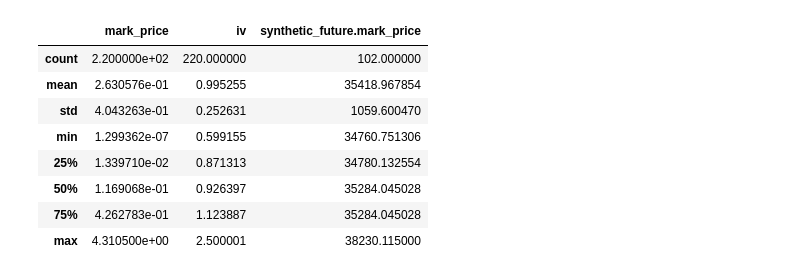
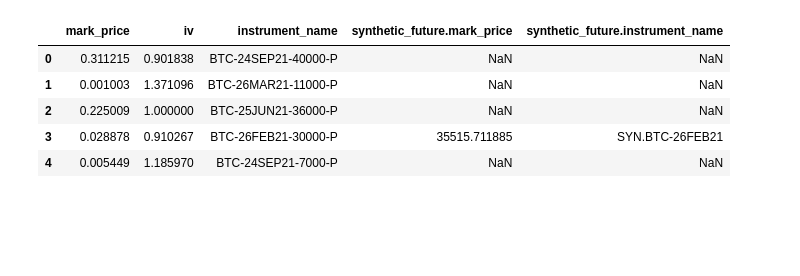
Before and after one commit to tajungjang/BTC_Vol_Forecasting, a Jupyter notebook: deribit_api.ipynb, the cells around one changed output. Drawn from its saved outputs; the diff is of its cells as text; code cells hidden in the pictures; blank space fills up the shorter version.

```diff
--- a/deribit_api.ipynb
+++ b/deribit_api.ipynb
@@ -83,12 +91,9 @@ data = asyncio.get_event_loop().run_until_complete(call_api(json.dumps(msg)))
 # %%
-data.describe()
+data.head()
 # %% [output]
-|  | mark_price | iv | synthetic_future.mark_price |
-| count | 2.200000e+02 | 220.000000 | 102.000000 |
-| mean | 2.630576e-01 | 0.995255 | 35418.967854 |
-| std | 4.043263e-01 | 0.252631 | 1059.600470 |
-| min | 1.299362e-07 | 0.599155 | 34760.751306 |
-| 25% | 1.339710e-02 | 0.871313 | 34780.132554 |
-| 50% | 1.169068e-01 | 0.926397 | 35284.045028 |
-| 75% | 4.262783e-01 | 1.123887 | 35284.045028 |
-| max | 4.310500e+00 | 2.500001 | 38230.115000 |
+|  | mark_price | iv | instrument_name | synthetic_future.mark_price | synthetic_future.instrument_name |
+| 0 | 0.311215 | 0.901838 | BTC-24SEP21-40000-P | NaN | NaN |
+| 1 | 0.001003 | 1.371096 | BTC-26MAR21-11000-P | NaN | NaN |
+| 2 | 0.225009 | 1.000000 | BTC-25JUN21-36000-P | NaN | NaN |
+| 3 | 0.028878 | 0.910267 | BTC-26FEB21-30000-P | 35515.711885 | SYN.BTC-26FEB21 |
+| 4 | 0.005449 | 1.185970 | BTC-24SEP21-7000-P | NaN | NaN |
```
Also changed, not shown: parts of 12 cells of this notebook, 1 other file.
